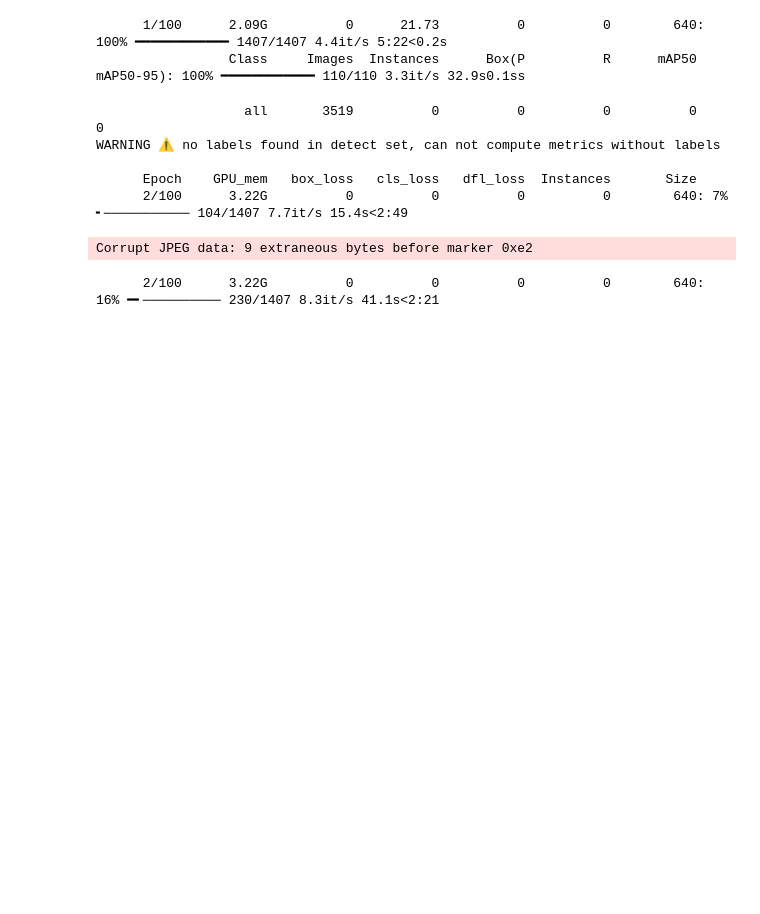
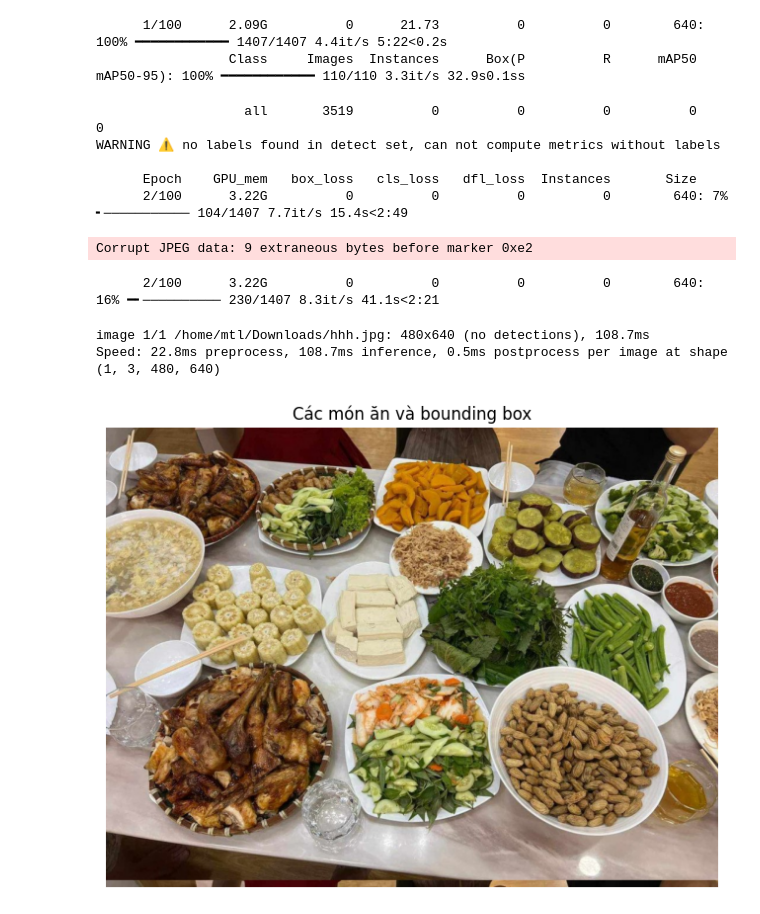
Before and after one commit to quangthai87vn/DL-DuDoan33MonAnVietNam, a Jupyter notebook: Jupyter/Yolo.ipynb, the cells around one changed output. Drawn from its saved outputs; the diff is of its cells as text; code cells hidden in the pictures; blank space fills up the shorter version.

```diff
--- a/Jupyter/Yolo.ipynb
+++ b/Jupyter/Yolo.ipynb
@@ -62,30 +62,40 @@ det_model = YOLO(best_ckpt)
 
 #IMG_PATH = Path("/media/mtl/Downloads/ban-an-example.jpg")  # ảnh bàn ăn nhiều món
 IMG_PATH = Path("/home/mtl/Downloads/hhh.jpg")
 
 
 results = det_model(
     source=str(IMG_PATH),
     conf=0.25,        # ngưỡng tin cậy, có thể tăng lên 0.4 để bớt rác
     iou=0.45,
     save=False
 )
 
 r = results[0]
 
 # vẽ bằng .plot()
 det_img = r.plot()  # numpy array BGR
 det_img = det_img[..., ::-1]  # đổi sang RGB
 
 plt.figure(figsize=(8,8))
 plt.imshow(det_img)
 plt.axis("off")
 plt.title("Các món ăn và bounding box")
 plt.show()
 
 # In ra danh sách món phát hiện
 for box in r.boxes:
     cls_id = int(box.cls[0])
     conf   = float(box.conf[0])
     label  = det_model.names[cls_id]
     print(f"{label:20s} - conf={conf:.2f}")
+
+
+
+from ultralytics import YOLO
+seg = YOLO("yolov8s-seg.pt")
+results = seg(img)
+# %% [output]
+image 1/1 /home/mtl/Downloads/hhh.jpg: 480x640 (no detections), 108.7ms
+Speed: 22.8ms preprocess, 108.7ms inference, 0.5ms postprocess per image at shape (1, 3, 480, 640)
+[figure, added]
```
Also changed, not shown: parts of 7 cells of this notebook.
